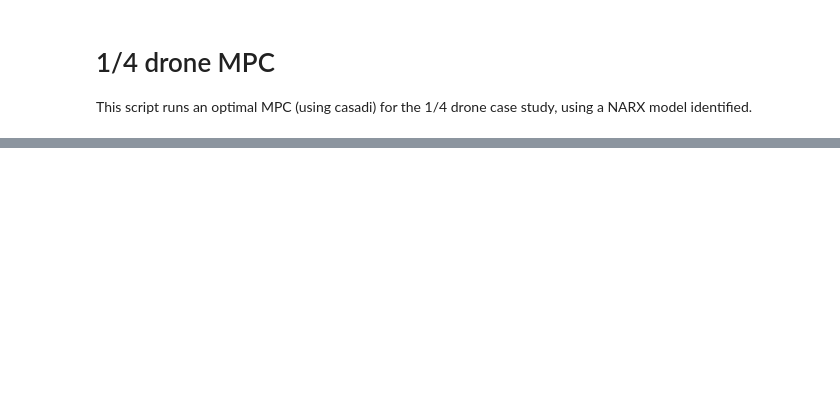
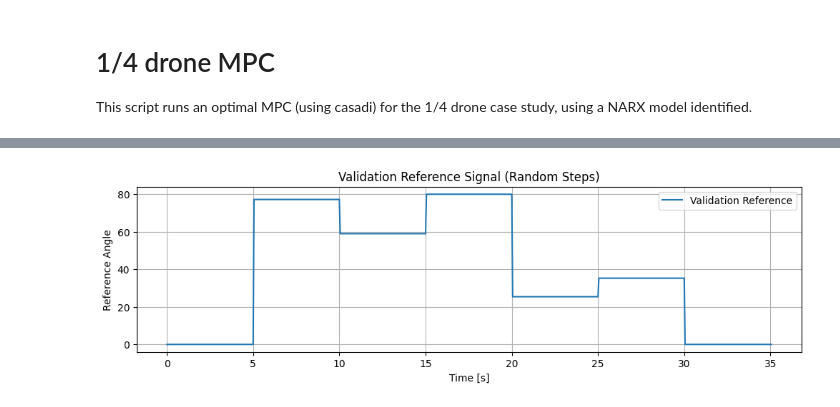
Before and after one commit to helonayala/sysid, a Jupyter notebook: narx_mpc_14_drone.ipynb, the cells around one changed output, grey strips where cells are left out. Drawn from its saved outputs; the diff is of its cells as text; code cells hidden in the pictures; blank space fills up the shorter version.

```diff
--- a/narx_mpc_14_drone.ipynb
+++ b/narx_mpc_14_drone.ipynb
@@ -193,0 +470,78 @@ plt.show()
+# %%
+# 10. Validation Test Signal Generation
+np.random.seed(24)  # Different seed than training to ensure a unique validation signal
+
+# --- ADJUSTABLE PARAMETERS ---
+n_steps_val = 5          # Number of validation random steps
+step_duration_val = 5.0   # Duration of each step in seconds
+amp_min_val = 10.0        # Minimum amplitude for the steps
+amp_max_val = 80.0        # Maximum amplitude for the steps
+zero_duration_val = 5.0   # Duration of zero-signal padding at start and end [s]
+# -----------------------------
+
+val_pieces = []
+for i in range(n_steps_val):
+    # Generate a random amplitude for this step
+    S = np.random.uniform(amp_min_val, amp_max_val)
+    samples_step = int(round(step_duration_val / Ts))
+    val_pieces.append(np.full(samples_step, S))
+
+# Initial and final zero padding
+n_zero_samples = int(round(zero_duration_val / Ts)) + 1
+zerovec = np.zeros(n_zero_samples)
+x2ref_val = np.concatenate([zerovec, np.concatenate(val_pieces), zerovec])
+
+steps_test = len(x2ref_val)
+tvec_test = np.arange(0, steps_test * Ts, Ts)
+
+plt.figure(figsize=(12, 3))
+plt.plot(tvec_test, x2ref_val, label='Validation Reference')
+plt.xlabel('Time [s]')
+plt.ylabel('Reference Angle')
+plt.title('Validation Reference Signal (Random Steps)')
+plt.legend()
+plt.grid(True)
+plt.show()
+
+
+# # 10. Validation Test Signal Generation
+# step_duration = 5.0
+# samples_per_step = int(round(step_duration / Ts))
+
+# steps_up = np.arange(0, 75, 15) # 0, 15, 30, 45, 60
+# steps_down = np.array([45])
+# f_sine = 0.5
+# T_period = 1.0 / f_sine
+# sine_duration = 2 * T_period
+# t_sine = np.arange(0, sine_duration, Ts)
+
+# sine_wave = 45 + 15 * np.sin(2 * np.pi * f_sine * t_sine)
+# steps_end = np.array([45, 30, 15, 0])
+
+# ref_pieces = []
+# for val in steps_up:
+#     ref_pieces.append(np.full(samples_per_step, val))
+# for val in steps_down:
+#     ref_pieces.append(np.full(samples_per_step, val))
+# ref_pieces.append(sine_wave)
+# for val in steps_end:
+#     ref_pieces.append(np.full(samples_per_step, val))
+
+# zero_seconds = 5.0
+# n_zero_seconds = int(round(zero_seconds / Ts)) + 1
+# zerovec = np.zeros(n_zero_seconds)
+# x2ref_val = np.concatenate([zerovec, np.concatenate(ref_pieces), zerovec])
+
+# steps_test = len(x2ref_val)
+# tvec_test = np.arange(0, steps_test * Ts, Ts)
+
+# plt.figure(figsize=(12, 3))
+# plt.plot(tvec_test, x2ref_val, label='Validation Reference')
+# plt.xlabel('Time [s]')
+# plt.ylabel('Reference Angle')
+# plt.title('Validation Reference Signal')
+# plt.legend()
+# plt.grid(True)
+# plt.show()
+# %% [output]
+[figure, added]
```
Also changed, not shown: parts of 7 cells of this notebook.
